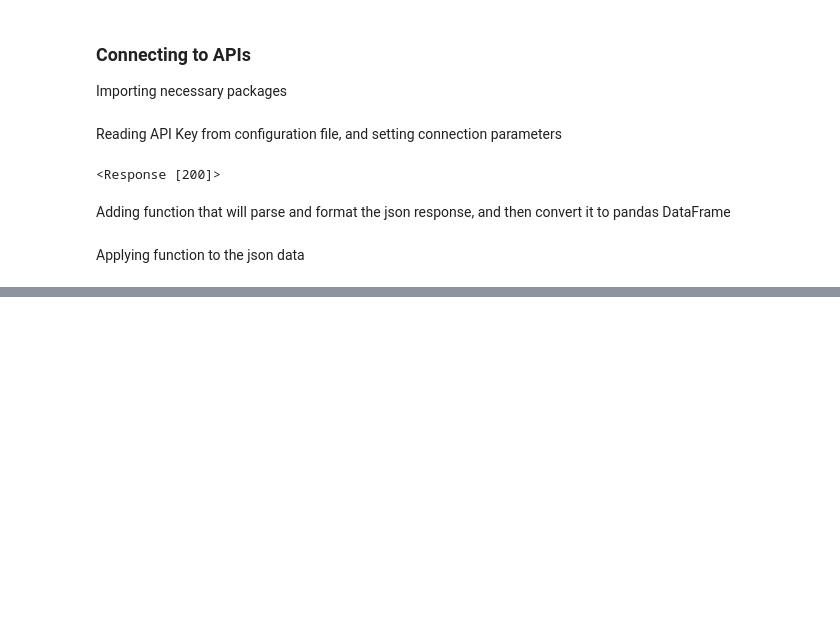
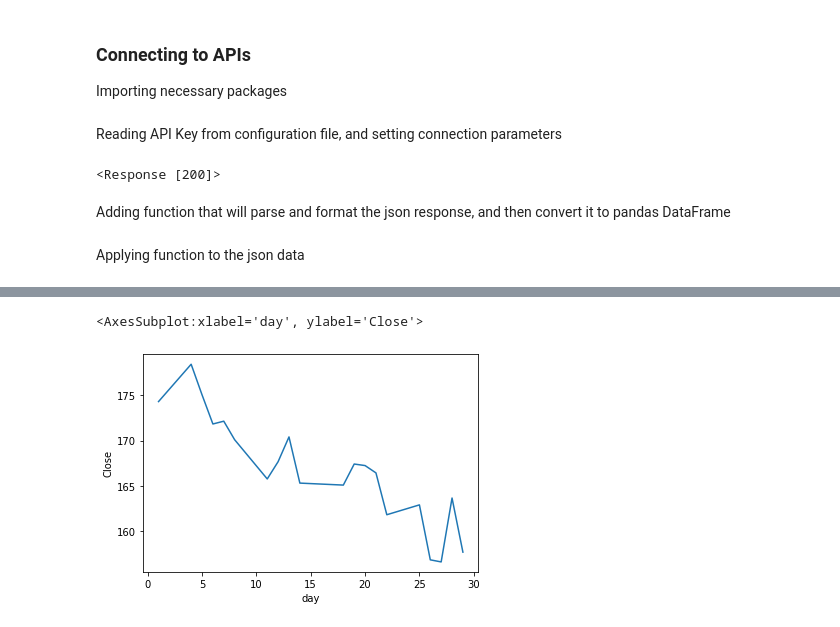
Before and after one commit to fvgm-spec/data_analysis, a Jupyter notebook: api_connection.ipynb, the cells around one changed output, grey strips where cells are left out. Saved outputs shown, nothing was run; the diff lists cells and outputs as text; code cells hidden in the pictures; blank space fills up the shorter version.

```diff
--- a/api_connection.ipynb
+++ b/api_connection.ipynb
@@ -77,0 +109,13 @@ df
+# %%
+#Creating new columns for Year and Month
+df['year'] = df['date'].dt.year
+df['month'] = df['date'].dt.month
+df['day'] = df['date'].dt.day
+#Converting Object columns to Float type
+df.Open = df.Open.astype(float)
+df.High = df.High.astype(float)
+df.Low = df.Low.astype(float)
+df.Close = df.Close.astype(float)
+df.Volume = df.Volume.astype(float)
+#Rearranging the columns in the DataFrame
+df = df[['year','month','day','Open','High','Low','Close','Volume']]
@@ -77,0 +143,3 @@ df
+# %%
+df1 = df.loc[(df['year'] == 2022) & (df['month'] == 4)]
+df1
@@ -77,0 +164,7 @@ df
+# %%
+sns.lineplot(data = df1,
+             x = "day",
+             y = "Close")
+# %% [output]
+<AxesSubplot:xlabel='day', ylabel='Close'>
+[figure, added]
```
Also changed, not shown: parts of 10 cells of this notebook.
